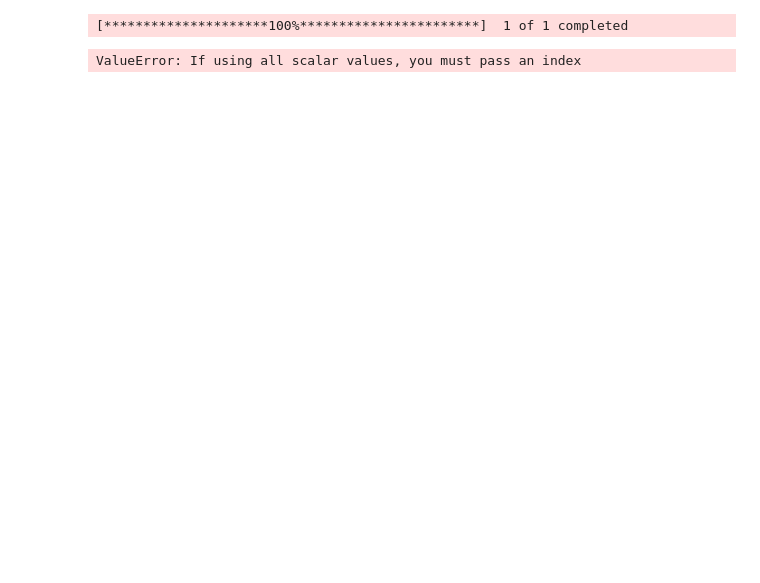
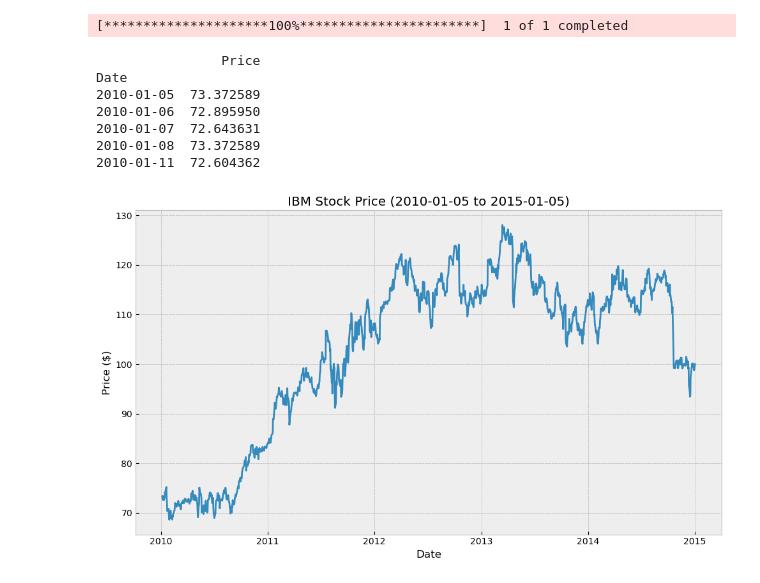
Before and after one commit to sandyherho/algoBeginners, a Jupyter notebook: test.ipynb, the cells around one changed output. Saved outputs shown, nothing was run; the diff lists cells and outputs as text; code cells hidden in the pictures; blank space fills up the shorter version.

```diff
--- a/test.ipynb
+++ b/test.ipynb
@@ -1,21 +1,43 @@
 # %%
-import numpy as np
 import pandas as pd
+import yfinance as yf
 import matplotlib.pyplot as plt
-import yfinance as yf
 plt.style.use("bmh")
 
 def download_data(stock, start_date, end_date):
-    data = {}
+    # Download the data directly into a DataFrame
     ticker = yf.download(stock, start_date, end_date)
-    data['Price'] = ticker['Close']
-    return pd.DataFrame(data)
+
+    # Create a DataFrame with just the Close price
+    df = pd.DataFrame()
+    df['Price'] = ticker['Close']
+
+    # The date is already the index and in datetime format from yfinance
+    # No need to set it manually
+
+    return df
 
 if __name__ == '__main__':
     start = '2010-01-05'
     end = '2015-01-05'
     stock_data = download_data('IBM', start, end)
-    print(stock_data)
+    print(stock_data.head())  # Show the first few rows
+
+    # Optional: Plot the data
+    plt.figure(figsize=(10, 6))
+    plt.plot(stock_data.index, stock_data['Price'])
+    plt.title(f'IBM Stock Price ({start} to {end})')
+    plt.xlabel('Date')
+    plt.ylabel('Price ($)')
+    plt.tight_layout()
+    plt.show()
 # %% [output]
 [*********************100%***********************]  1 of 1 completed
-ValueError: If using all scalar values, you must pass an index
+                Price
+Date
+2010-01-05  73.372589
+2010-01-06  72.895950
+2010-01-07  72.643631
+2010-01-08  73.372589
+2010-01-11  72.604362
+[figure, added]
```
Also changed, not shown: 3 other files.
